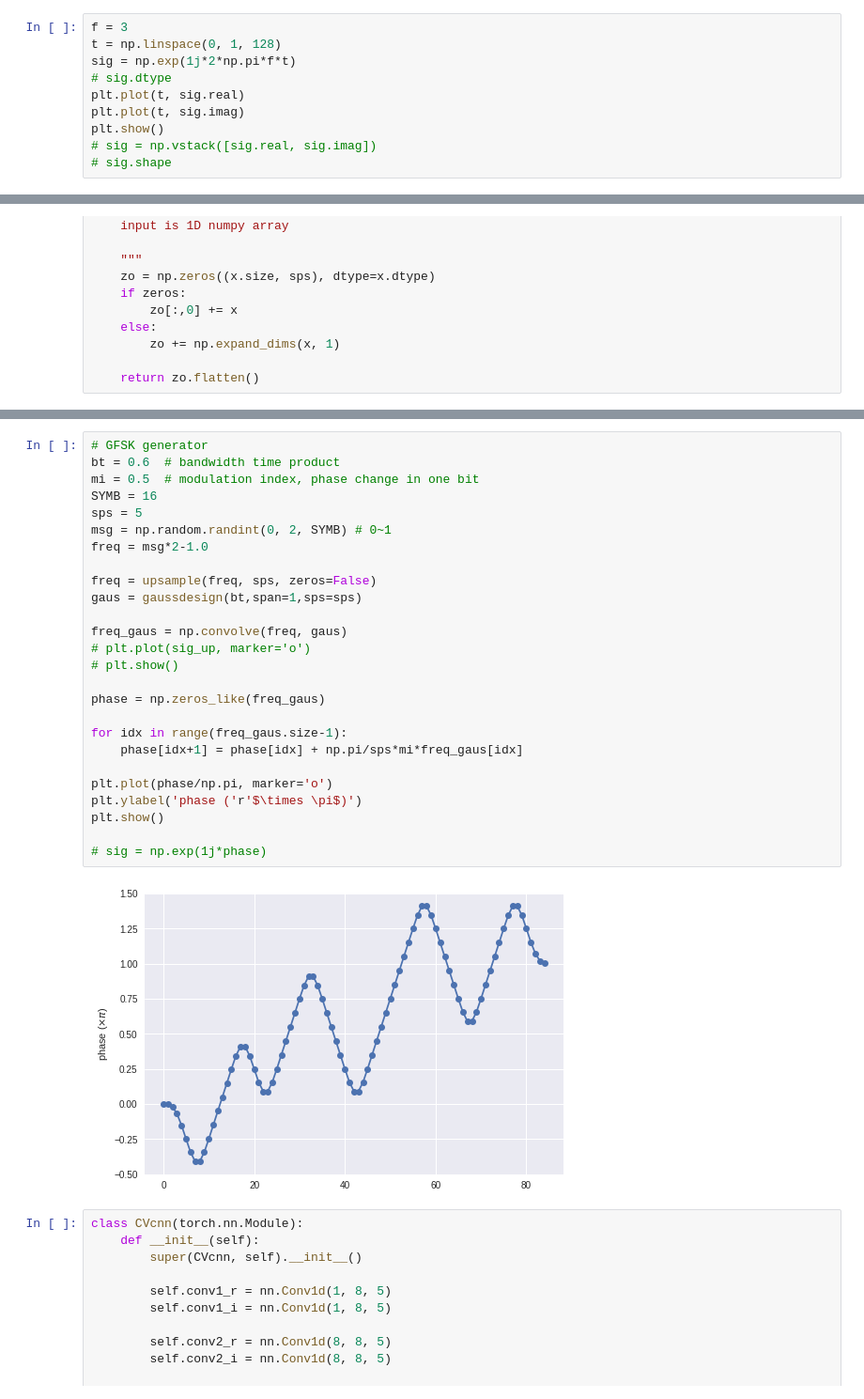
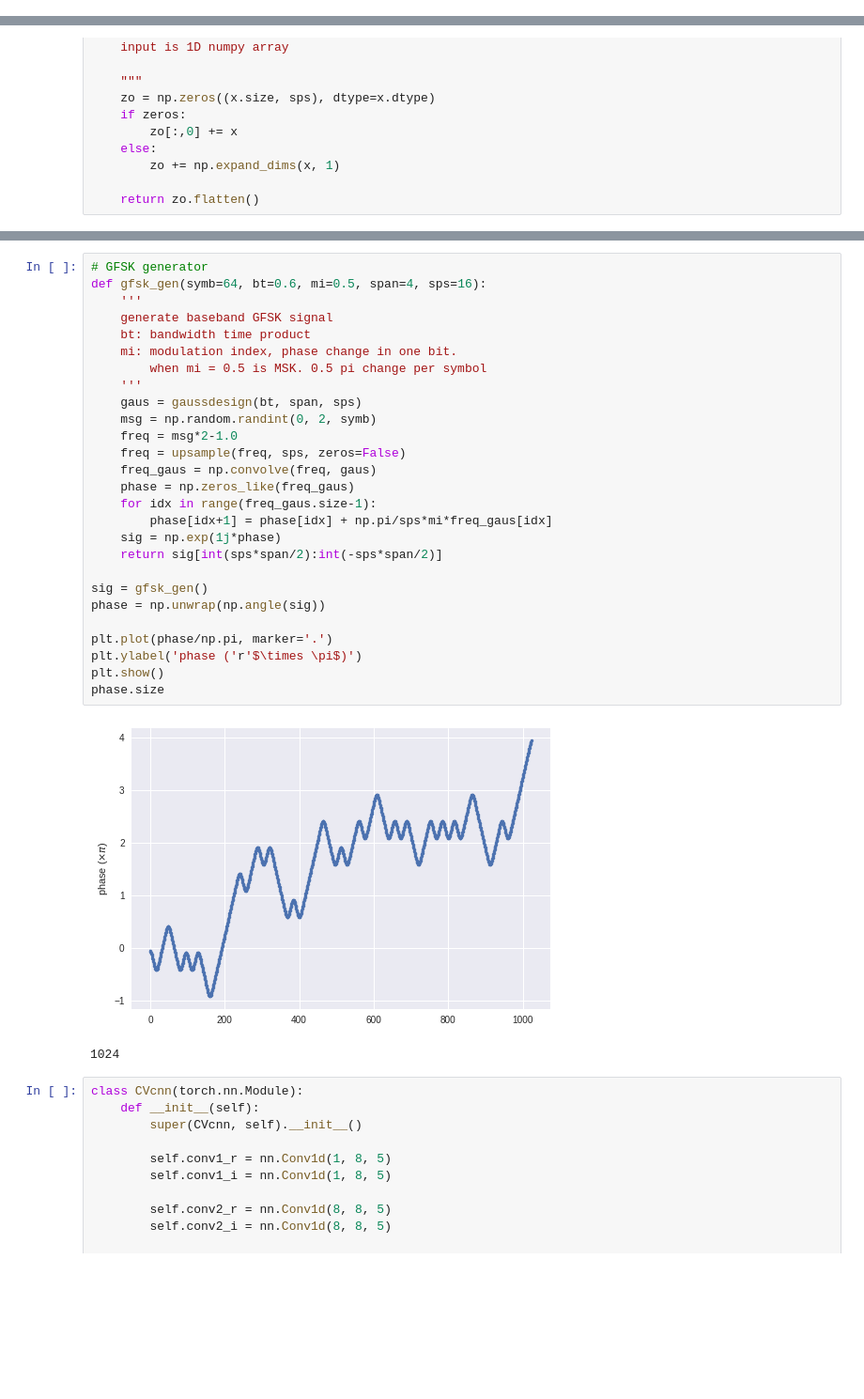
Before and after one commit to planewave/RF_neural_net, a Jupyter notebook: play_ground.ipynb, the cells around one changed output, grey strips where cells are left out. Shown at 94% size. Cells and saved outputs as stored; diff of their text form; blank space fills up the shorter version.

```diff
--- a/play_ground.ipynb
+++ b/play_ground.ipynb
@@ -10,13 +12,3 @@ import matplotlib.pyplot as plt
 # import torch.nn as nn
 # import torch.optim
 # torch.__version__
-# %%
-f = 3
-t = np.linspace(0, 1, 128)
-sig = np.exp(1j*2*np.pi*f*t)
-# sig.dtype
-plt.plot(t, sig.real)
-plt.plot(t, sig.imag)
-plt.show()
-# sig = np.vstack([sig.real, sig.imag])
-# sig.shape
@@ -113,31 +98,33 @@ plt.show()
 # %%
 # GFSK generator
-bt = 0.6  # bandwidth time product
-mi = 0.5  # modulation index, phase change in one bit
-SYMB = 16
-sps = 5
-msg = np.random.randint(0, 2, SYMB) # 0~1
-freq = msg*2-1.0
+def gfsk_gen(symb=64, bt=0.6, mi=0.5, span=4, sps=16):
+    '''
+    generate baseband GFSK signal
+    bt: bandwidth time product
+    mi: modulation index, phase change in one bit.
+        when mi = 0.5 is MSK. 0.5 pi change per symbol
+    '''
+    gaus = gaussdesign(bt, span, sps)
+    msg = np.random.randint(0, 2, symb)
+    freq = msg*2-1.0
+    freq = upsample(freq, sps, zeros=False)
+    freq_gaus = np.convolve(freq, gaus)
+    phase = np.zeros_like(freq_gaus)
+    for idx in range(freq_gaus.size-1):
+        phase[idx+1] = phase[idx] + np.pi/sps*mi*freq_gaus[idx]
+    sig = np.exp(1j*phase)
+    return sig[int(sps*span/2):int(-sps*span/2)]
 
-freq = upsample(freq, sps, zeros=False)
-gaus = gaussdesign(bt,span=1,sps=sps)
+sig = gfsk_gen()
+phase = np.unwrap(np.angle(sig))
 
-freq_gaus = np.convolve(freq, gaus)
-# plt.plot(sig_up, marker='o')
-# plt.show()
-
-phase = np.zeros_like(freq_gaus)
-
-for idx in range(freq_gaus.size-1):
-    phase[idx+1] = phase[idx] + np.pi/sps*mi*freq_gaus[idx]
-
-plt.plot(phase/np.pi, marker='o')
+plt.plot(phase/np.pi, marker='.')
 plt.ylabel('phase ('r'$\times \pi$)')
 plt.show()
-
-# sig = np.exp(1j*phase)
+phase.size
 # %% [output]
-[figure, old version]
+[figure, new version]
+1024
 # %%
 class CVcnn(torch.nn.Module):
     def __init__(self):
```
Also changed, not shown: parts of 3 cells of this notebook.
